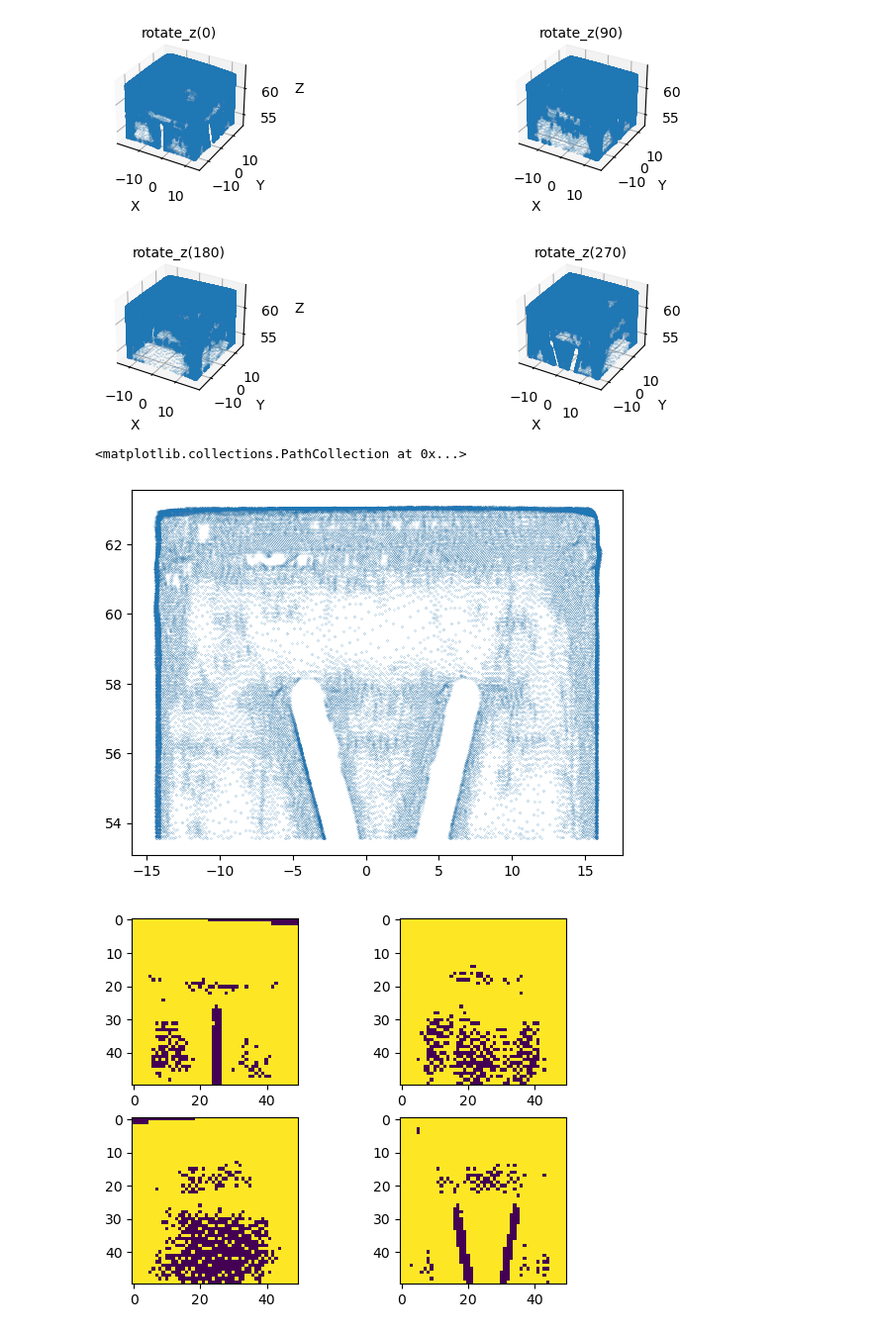
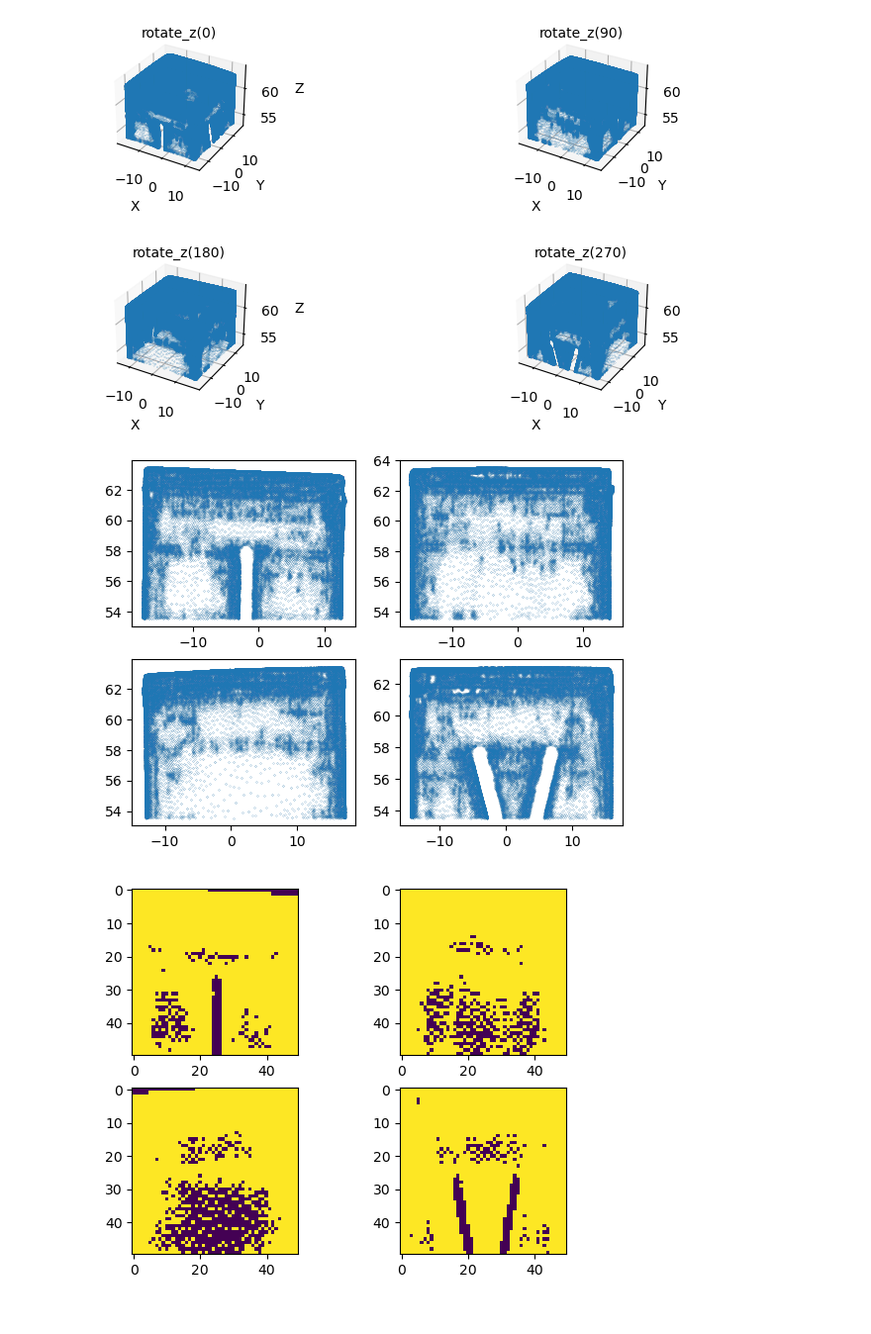
Before and after one commit to jichengzhi/crop-cube, a Jupyter notebook: 3d-solution.ipynb, the cells around one changed output. Shown at 99% size. Saved outputs shown, nothing was run; the diff lists cells and outputs as text; code cells hidden in the pictures.

```diff
--- a/3d-solution.ipynb
+++ b/3d-solution.ipynb
@@ -56,12 +56,10 @@ upper = get_upper_cube(aligned_cube)
 plot_cube_around_z(upper, s=0.001)
 # %% [output]
 [figure]
-# %%
-surface = get_closest_face(rotate_z(upper, 270))
-plt.scatter(surface[:, 0], surface[:, 1], s=0.001)
-# %% [output]
-<matplotlib.collections.PathCollection at 0x...>
-[figure, removed]
+# %%
+plot_faces(upper)
+# %% [output]
+[figure, added]
 # %%
 plot_grids(upper, row=50, col=50)
 # %% [output]
```
Also changed, not shown: parts of 1 cell of this notebook, 3 other files.
